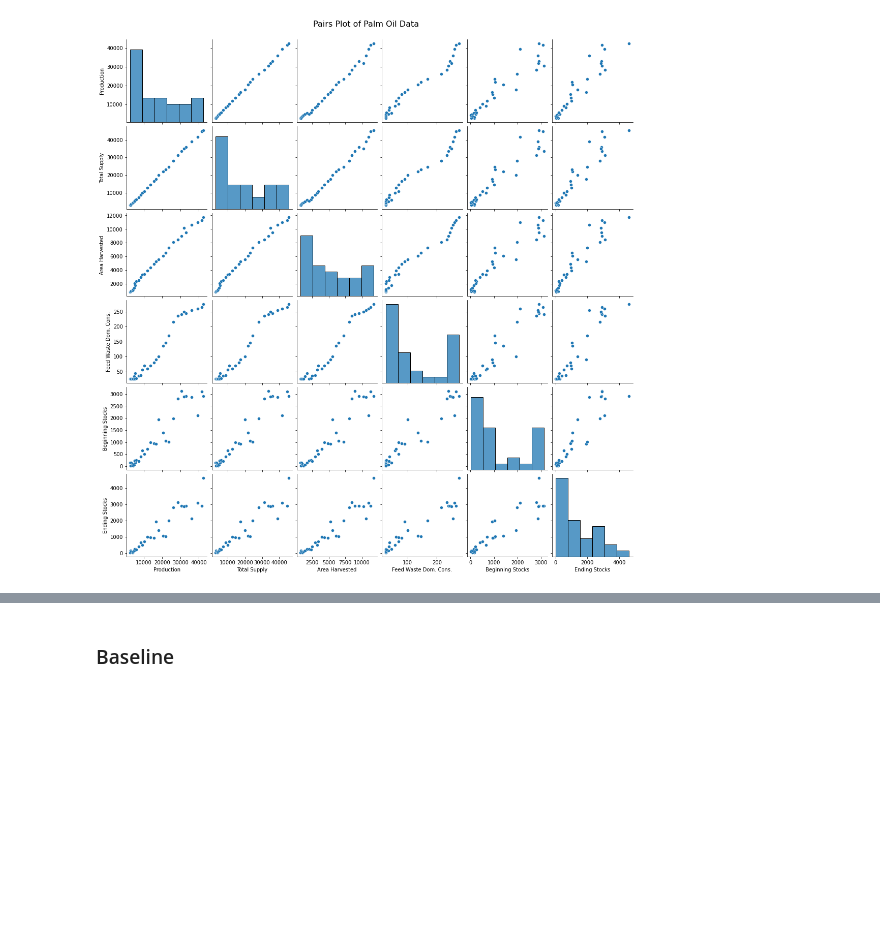
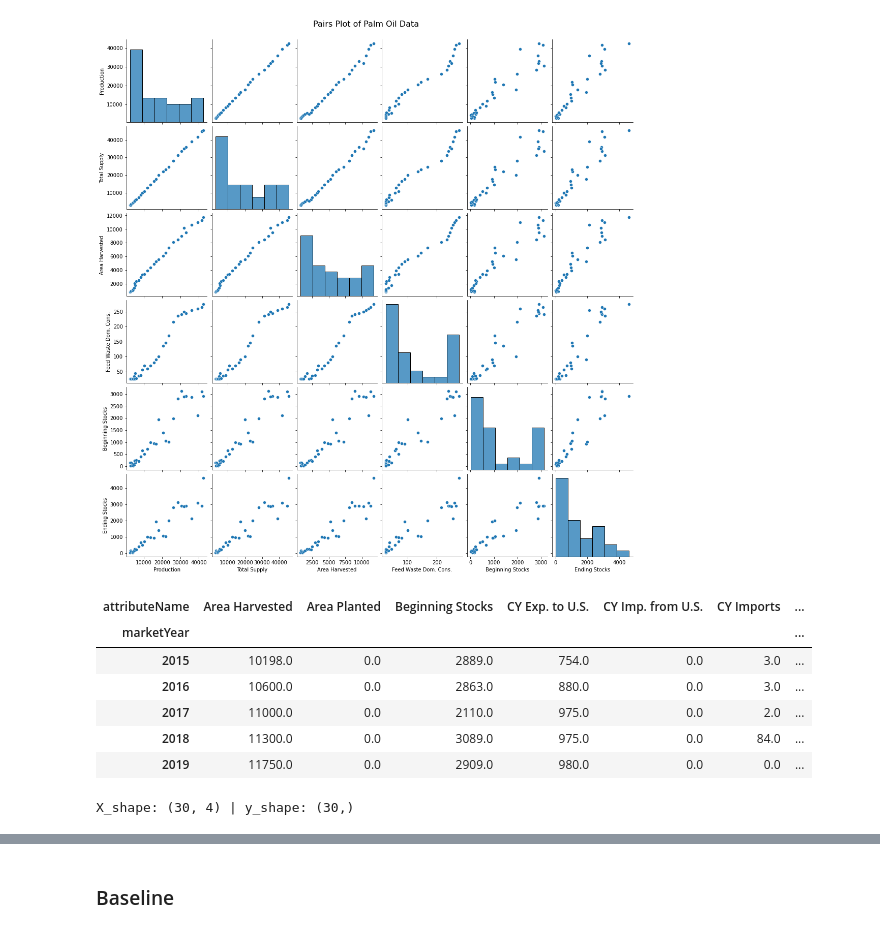
Before and after one commit to DmitriyKhodykin/AgroUS, a Jupyter notebook: notebooks/analytics.ipynb, the cells around one changed output, grey strips where cells are left out. Saved outputs shown, nothing was run; the diff lists cells and outputs as text; code cells hidden in the pictures; blank space fills up the shorter version.

Commit message:
feat(analytics): Remove highly correlated features

```diff
--- a/notebooks/analytics.ipynb
+++ b/notebooks/analytics.ipynb
@@ -364,3 +366,61 @@ seaborn.pairplot(palm_oil_dataframe_id[[
 plt.suptitle('Pairs Plot of Palm Oil Data', size = 16, y = 1.02);
 # %% [output]
 [figure]
+# %%
+# Remove highly correlated features
+
+# Create correlation matrix
+corr_matrix = palm_oil_dataframe_id.corr().abs()
+
+# Select upper triangle of correlation matrix
+upper = corr_matrix.where(
+    numpy.triu(
+        numpy.ones(
+            corr_matrix.shape
+        ), k=1
+    ).astype(
+        numpy.bool_
+    )
+)
+
+# Find features with correlation greater than 0.95
+to_drop = [
+    column for column in upper.columns if any(
+        upper[column] > 0.95
+    )
+]
+
+# Drop features
+palm_oil_dataframe_id_not_collinear = palm_oil_dataframe_id.drop(
+    to_drop, axis=1
+)
+# %%
+palm_oil_dataframe_id_not_collinear.tail()
+# %% [output]
+| attributeName | Area Harvested | Area Planted | Beginning Stocks | CY Exp. to U.S. | CY Imp. from U.S. | CY Imports | ... |
+| marketYear |  |  |  |  |  |  | ... |
+| 2015 | 10198.0 | 0.0 | 2889.0 | 754.0 | 0.0 | 3.0 | ... |
+| 2016 | 10600.0 | 0.0 | 2863.0 | 880.0 | 0.0 | 3.0 | ... |
+| 2017 | 11000.0 | 0.0 | 2110.0 | 975.0 | 0.0 | 2.0 | ... |
+| 2018 | 11300.0 | 0.0 | 3089.0 | 975.0 | 0.0 | 84.0 | ... |
+| 2019 | 11750.0 | 0.0 | 2909.0 | 980.0 | 0.0 | 0.0 | ... |
+# %%
+# X and y data split
+
+x_palm_oil_id = palm_oil_dataframe_id[
+    [
+        'Area Harvested',
+        'Beginning Stocks',
+        'Domestic Consumption',
+        'Yield'
+    ]
+]
+
+y_palm_oil_id = palm_oil_dataframe_id['Production']
+
+print(
+    'X_shape:', x_palm_oil_id.shape, '| '
+    'y_shape:', y_palm_oil_id.shape
+)
+# %% [output]
+X_shape: (30, 4) | y_shape: (30,)
```
Also changed, not shown: parts of 10 cells of this notebook.
